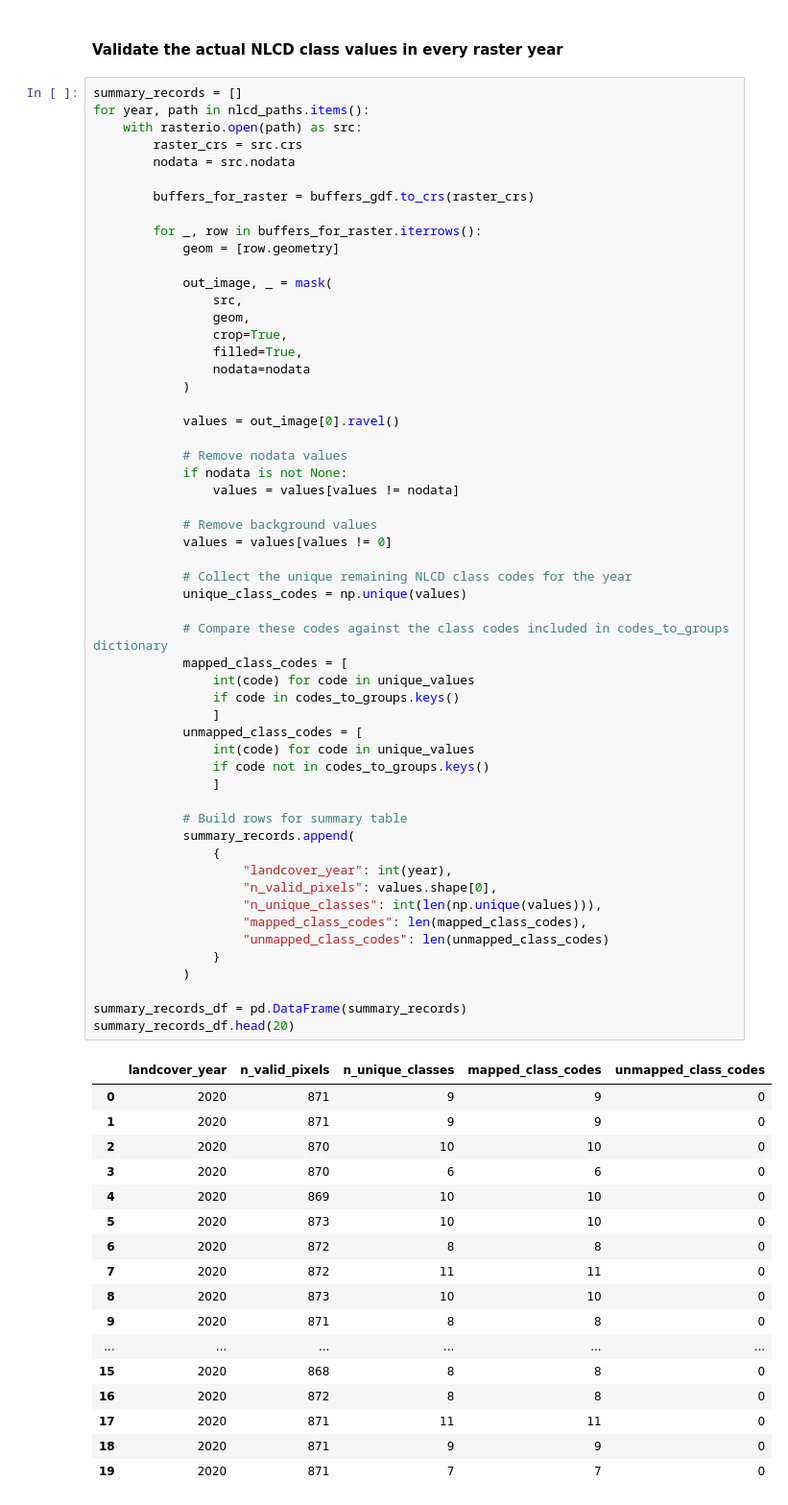
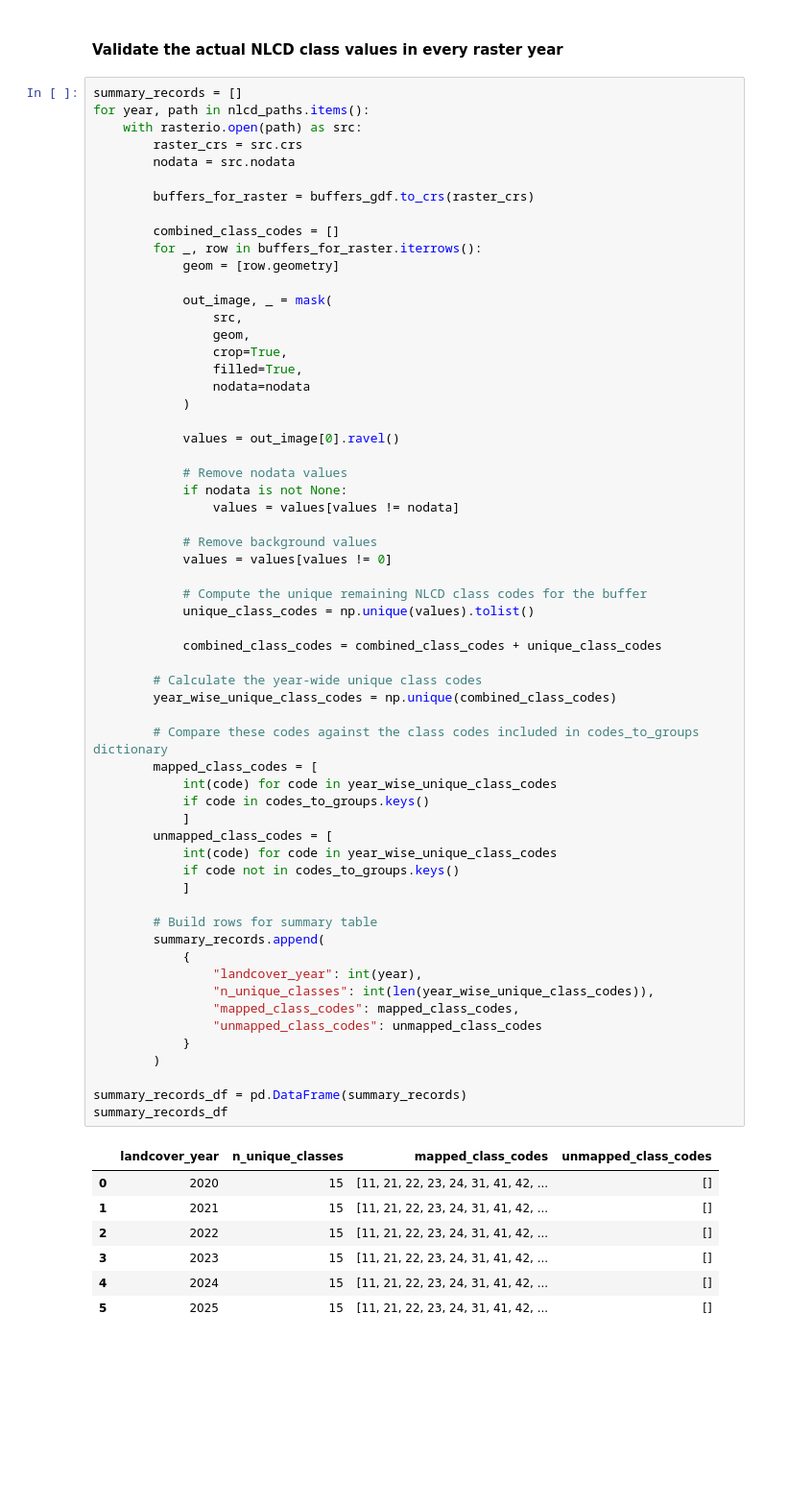
Before and after one commit to Leonidus1995/Whitefly_Risk_Intelligence, a Jupyter notebook: notebooks/02a_nlcd_landcover_features.ipynb, the cells around one changed output. Shown at 96% size. Drawn from its saved outputs; the diff is of its cells as text; blank space fills up the shorter version.

Commit message:
landcover feature extraction notebook exploration step completed

```diff
--- a/notebooks/02a_nlcd_landcover_features.ipynb
+++ b/notebooks/02a_nlcd_landcover_features.ipynb
@@ -1168,69 +1168,64 @@ for year, path in nlcd_paths.items():
         raster_crs = src.crs
         nodata = src.nodata
 
         buffers_for_raster = buffers_gdf.to_crs(raster_crs)
 
+        combined_class_codes = []
         for _, row in buffers_for_raster.iterrows():
             geom = [row.geometry]
 
             out_image, _ = mask(
                 src,
                 geom,
                 crop=True,
                 filled=True,
                 nodata=nodata
             )
 
             values = out_image[0].ravel()
 
             # Remove nodata values
             if nodata is not None:
                 values = values[values != nodata]
 
             # Remove background values
             values = values[values != 0]
 
-            # Collect the unique remaining NLCD class codes for the year
-            unique_class_codes = np.unique(values)
+            # Compute the unique remaining NLCD class codes for the buffer
+            unique_class_codes = np.unique(values).tolist()
 
-            # Compare these codes against the class codes included in codes_to_groups dictionary
-            mapped_class_codes = [
-                int(code) for code in unique_values
-                if code in codes_to_groups.keys()
-                ]
-            unmapped_class_codes = [
-                int(code) for code in unique_values
-                if code not in codes_to_groups.keys()
-                ]
+            combined_class_codes = combined_class_codes + unique_class_codes
 
-            # Build rows for summary table
-            summary_records.append(
-                {
-                    "landcover_year": int(year),
-                    "n_valid_pixels": values.shape[0],
-                    "n_unique_classes": int(len(np.unique(values))),
-                    "mapped_class_codes": len(mapped_class_codes),
-                    "unmapped_class_codes": len(unmapped_class_codes)
-                }
-            )
+        # Calculate the year-wide unique class codes
+        year_wise_unique_class_codes = np.unique(combined_class_codes)
+
+        # Compare these codes against the class codes included in codes_to_groups dictionary
+        mapped_class_codes = [
+            int(code) for code in year_wise_unique_class_codes
+            if code in codes_to_groups.keys()
+            ]
+        unmapped_class_codes = [
+            int(code) for code in year_wise_unique_class_codes
+            if code not in codes_to_groups.keys()
+            ]
+
+        # Build rows for summary table
+        summary_records.append(
+            {
+                "landcover_year": int(year),
+                "n_unique_classes": int(len(year_wise_unique_class_codes)),
+                "mapped_class_codes": mapped_class_codes,
+                "unmapped_class_codes": unmapped_class_codes
+            }
+        )
 
 summary_records_df = pd.DataFrame(summary_records)
-summary_records_df.head(20)
+summary_records_df
 # %% [output]
-|  | landcover_year | n_valid_pixels | n_unique_classes | mapped_class_codes | unmapped_class_codes |
-| 0 | 2020 | 871 | 9 | 9 | 0 |
-| 1 | 2020 | 871 | 9 | 9 | 0 |
-| 2 | 2020 | 870 | 10 | 10 | 0 |
-| 3 | 2020 | 870 | 6 | 6 | 0 |
-| 4 | 2020 | 869 | 10 | 10 | 0 |
-| 5 | 2020 | 873 | 10 | 10 | 0 |
-| 6 | 2020 | 872 | 8 | 8 | 0 |
-| 7 | 2020 | 872 | 11 | 11 | 0 |
-| 8 | 2020 | 873 | 10 | 10 | 0 |
-| 9 | 2020 | 871 | 8 | 8 | 0 |
-| ... | ... | ... | ... | ... | ... |
-| 15 | 2020 | 868 | 8 | 8 | 0 |
-| 16 | 2020 | 872 | 8 | 8 | 0 |
-| 17 | 2020 | 871 | 11 | 11 | 0 |
-| 18 | 2020 | 871 | 9 | 9 | 0 |
-| 19 | 2020 | 871 | 7 | 7 | 0 |
+|  | landcover_year | n_unique_classes | mapped_class_codes | unmapped_class_codes |
+| 0 | 2020 | 15 | [11, 21, 22, 23, 24, 31, 41, 42, ... | [] |
+| 1 | 2021 | 15 | [11, 21, 22, 23, 24, 31, 41, 42, ... | [] |
+| 2 | 2022 | 15 | [11, 21, 22, 23, 24, 31, 41, 42, ... | [] |
+| 3 | 2023 | 15 | [11, 21, 22, 23, 24, 31, 41, 42, ... | [] |
+| 4 | 2024 | 15 | [11, 21, 22, 23, 24, 31, 41, 42, ... | [] |
+| 5 | 2025 | 15 | [11, 21, 22, 23, 24, 31, 41, 42, ... | [] |
```
Also changed, not shown: parts of 34 cells of this notebook.
